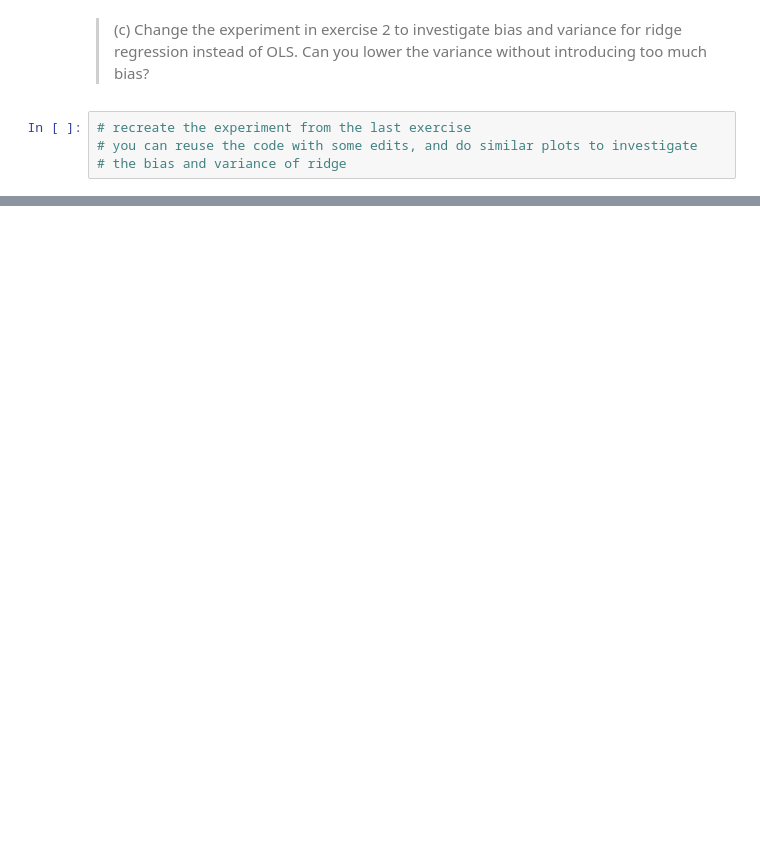
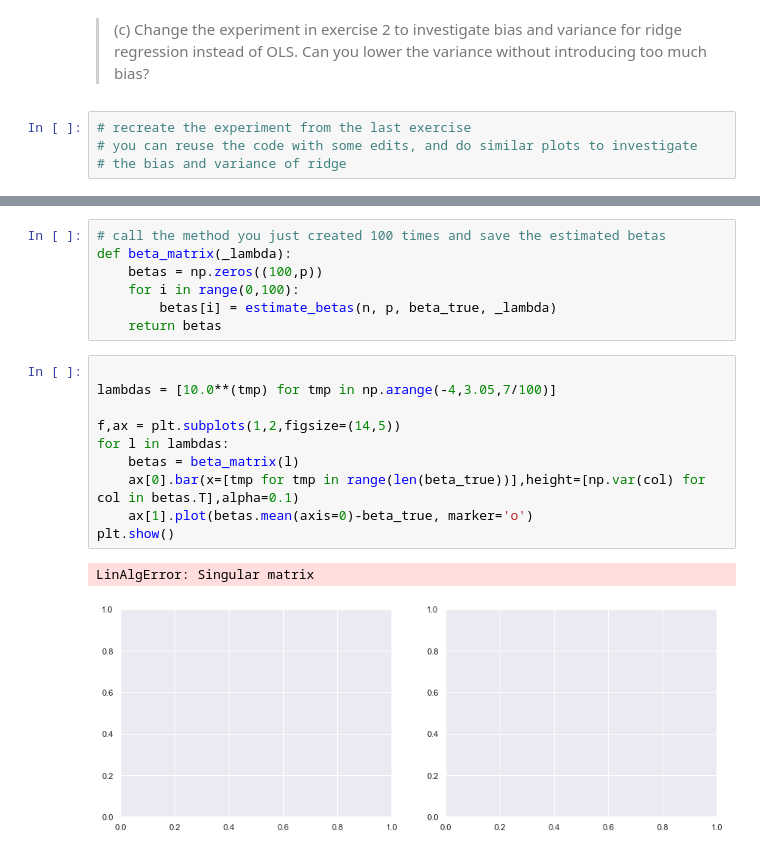
Before and after one commit to pdarulewski/computational_data_analysis, a Jupyter notebook: week_1/Lecture 1 Introduction ZIP/Python/w1_ex3.ipynb, the cells around one changed output, grey strips where cells are left out. Saved outputs shown, nothing was run; the diff lists cells and outputs as text; blank space fills up the shorter version.

```diff
--- a/week_1/Lecture 1 Introduction ZIP/Python/w1_ex3.ipynb
+++ b/week_1/Lecture 1 Introduction ZIP/Python/w1_ex3.ipynb
@@ -47,0 +105,20 @@ def ridgeMulti(X, _lambda, p, y):
+# %%
+# call the method you just created 100 times and save the estimated betas
+def beta_matrix(_lambda):
+    betas = np.zeros((100,p))
+    for i in range(0,100):
+        betas[i] = estimate_betas(n, p, beta_true, _lambda)
+    return betas
+# %%
+
+lambdas = [10.0**(tmp) for tmp in np.arange(-4,3.05,7/100)]
+
+f,ax = plt.subplots(1,2,figsize=(14,5))
+for l in lambdas:
+    betas = beta_matrix(l)
+    ax[0].bar(x=[tmp for tmp in range(len(beta_true))],height=[np.var(col) for col in betas.T],alpha=0.1)
+    ax[1].plot(betas.mean(axis=0)-beta_true, marker='o')
+plt.show()
+# %% [output]
+LinAlgError: Singular matrix
+[figure, added]
```
Also changed, not shown: parts of 7 cells of this notebook, 2 other files.
